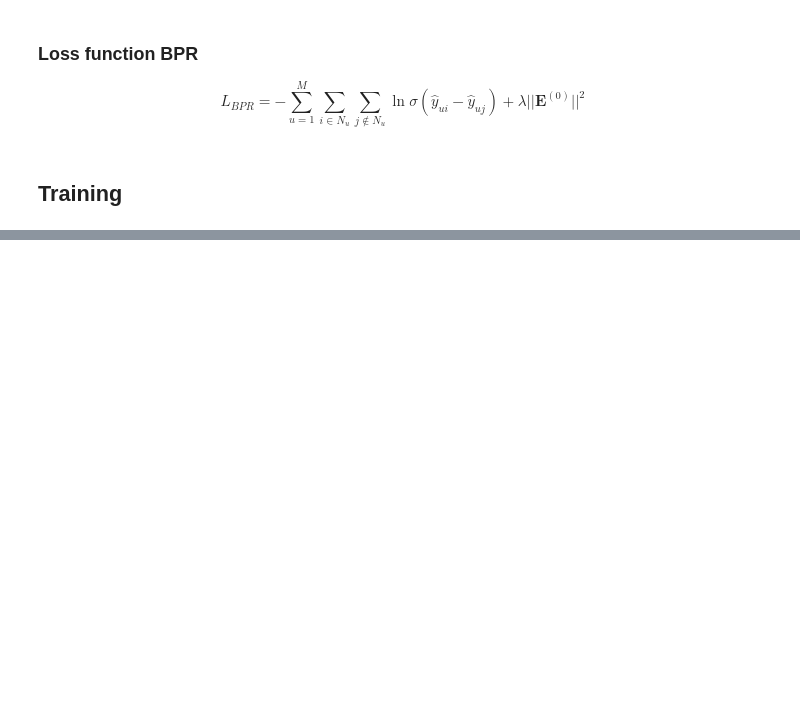
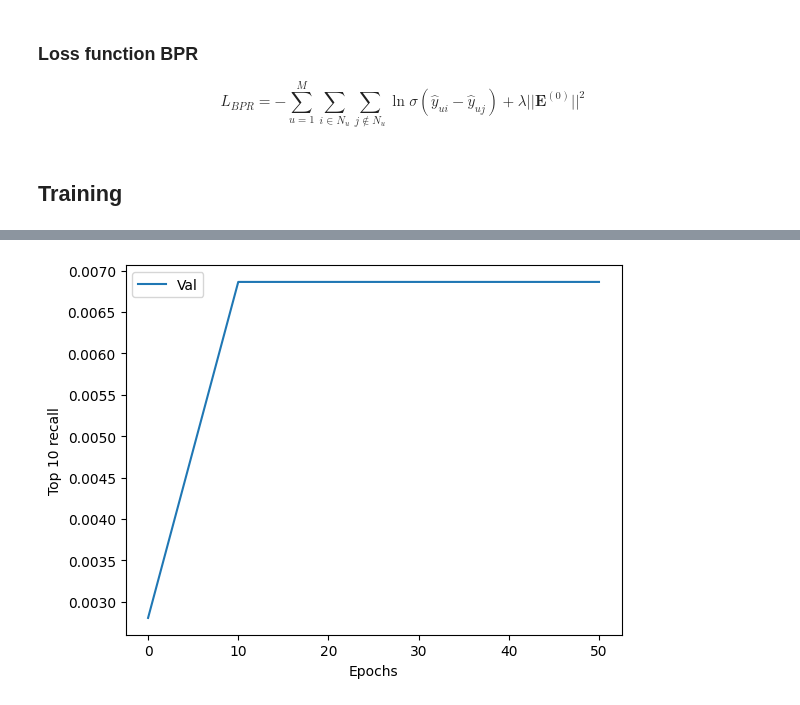
Before and after one commit to hung20gg/recommend-gnn, a Jupyter notebook: colaborative/LightGCN.ipynb, the cells around one changed output, grey strips where cells are left out. Saved outputs shown, nothing was run; the diff lists cells and outputs as text; code cells hidden in the pictures; blank space fills up the shorter version.

```diff
--- a/colaborative/LightGCN.ipynb
+++ b/colaborative/LightGCN.ipynb
@@ -595,7 +598,9 @@ plt.show()
 # %%
-plt.plot(epochs_tracked, [recall for _, recall in val_topks],
+plt.plot([0,10,20,30,40,50], [recall.item() for _, recall in val_topks],
          label="Val")
 plt.ylabel(f"Top {K} recall")
 plt.xlabel("Epochs")
 plt.legend()
 plt.show()
+# %% [output]
+[figure, added]
```
Also changed, not shown: parts of 9 cells of this notebook, 2 other files.
